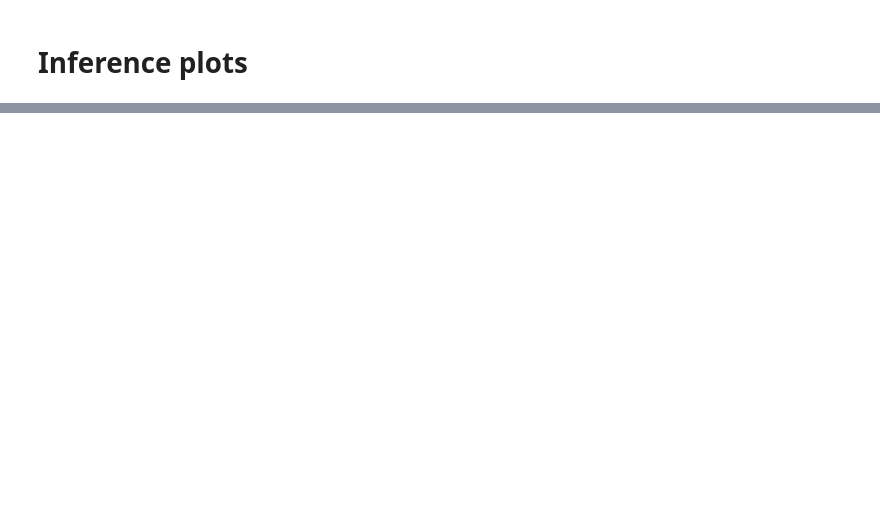
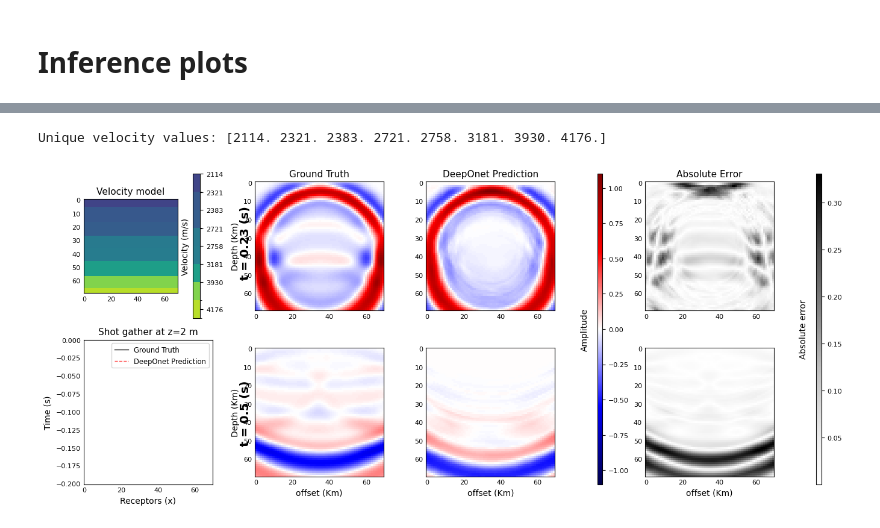
Before and after one commit to Konat23/DeepONet_AWP, a Jupyter notebook: src/05_results_review/main_review.ipynb, the cells around one changed output, grey strips where cells are left out. Drawn from its saved outputs; the diff is of its cells as text; code cells hidden in the pictures; blank space fills up the shorter version.

```diff
--- a/src/05_results_review/main_review.ipynb
+++ b/src/05_results_review/main_review.ipynb
@@ -407,0 +411,9 @@ Unique velocity values: [2114. 2321. 2383. 2721. 2758. 3181. 3930. 4176.]
+# %%
+n=0
+x_ref_n = x_ref[n]
+y_ref_n = y_ref[n]
+y_pred_n = ypred[n]
+multi_plot_propagation(x_ref_n, y_ref_n, y_pred_n, time_1=230, time_2=500, z_index=2, output_file=None, delta_t=0.001)
+# %% [output]
+Unique velocity values: [2114. 2321. 2383. 2721. 2758. 3181. 3930. 4176.]
+[figure, added]
```
Also changed, not shown: parts of 5 cells of this notebook, 1 other file.
